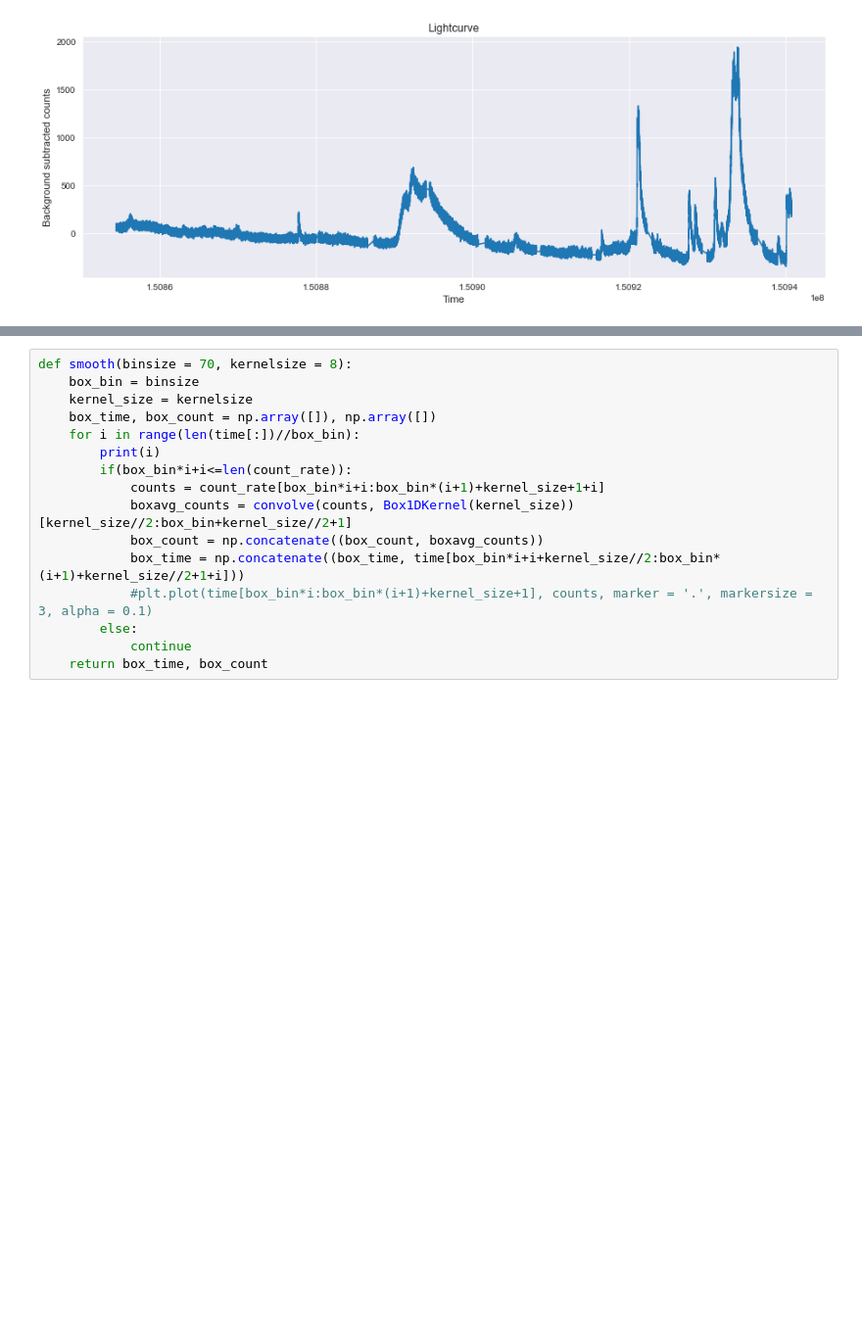
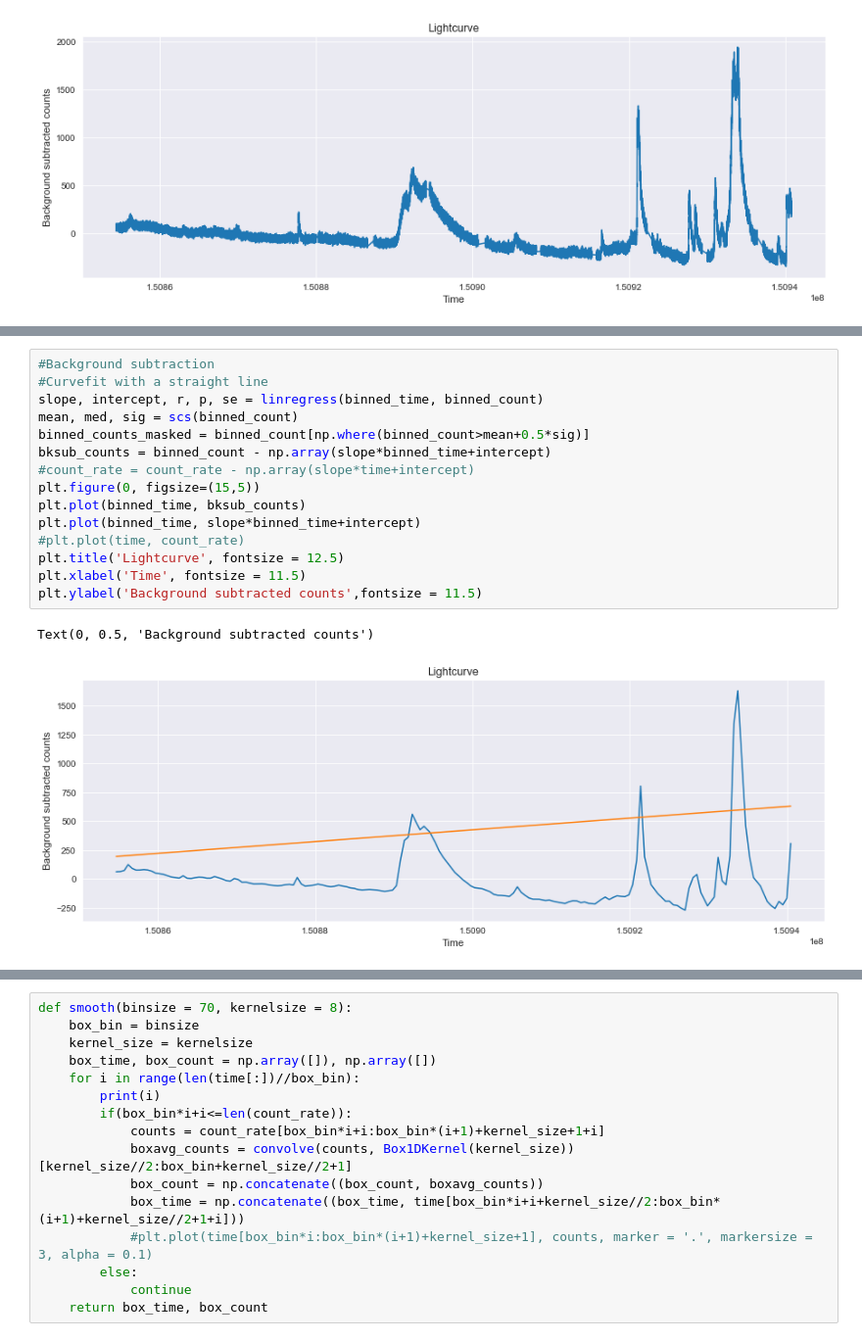
Before and after one commit to Tech-Meet-10-IITB-Solutions/SuryaDrishti, a Jupyter notebook: loc_max.ipynb, the cells around one changed output, grey strips where cells are left out. Shown at 98% size. Drawn from its saved outputs; the diff is of its cells as text; blank space fills up the shorter version.

```diff
--- a/loc_max.ipynb
+++ b/loc_max.ipynb
@@ -194,3 +189,21 @@ for i in range(min(len(st_flags[0]), len(peak_flags[0]))):
+# %%
+#Background subtraction
+#Curvefit with a straight line
+slope, intercept, r, p, se = linregress(binned_time, binned_count)
+mean, med, sig = scs(binned_count)
+binned_counts_masked = binned_count[np.where(binned_count>mean+0.5*sig)]
+bksub_counts = binned_count - np.array(slope*binned_time+intercept)
+#count_rate = count_rate - np.array(slope*time+intercept)
+plt.figure(0, figsize=(15,5))
+plt.plot(binned_time, bksub_counts)
+plt.plot(binned_time, slope*binned_time+intercept)
+#plt.plot(time, count_rate)
+plt.title('Lightcurve', fontsize = 12.5)
+plt.xlabel('Time', fontsize = 11.5)
+plt.ylabel('Background subtracted counts',fontsize = 11.5)
+# %% [output]
+Text(0, 0.5, 'Background subtracted counts')
+[figure, added]
 # %%
 diff = np.ediff1d(st_flags[0])
 diff
```
Also changed, not shown: parts of 24 cells of this notebook.
